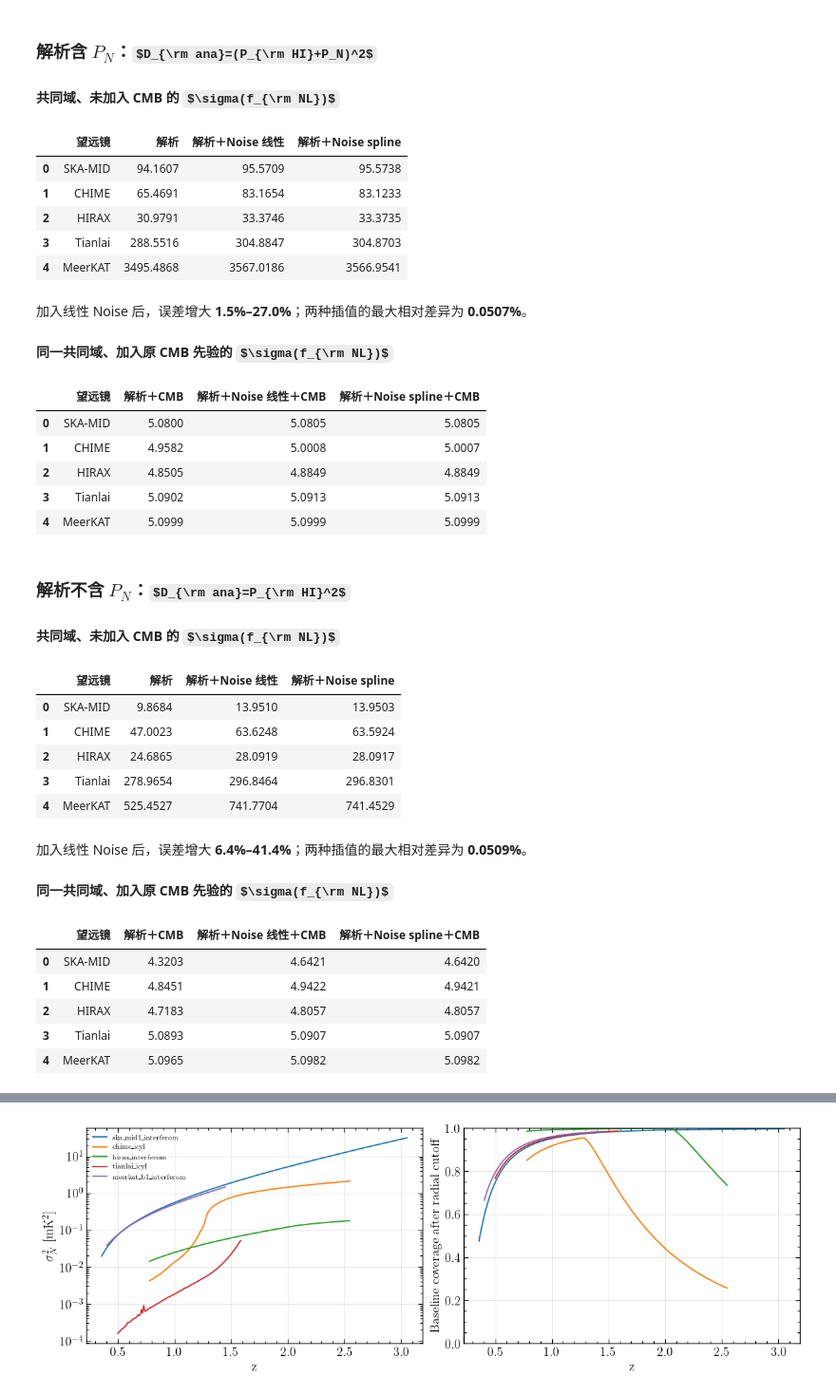
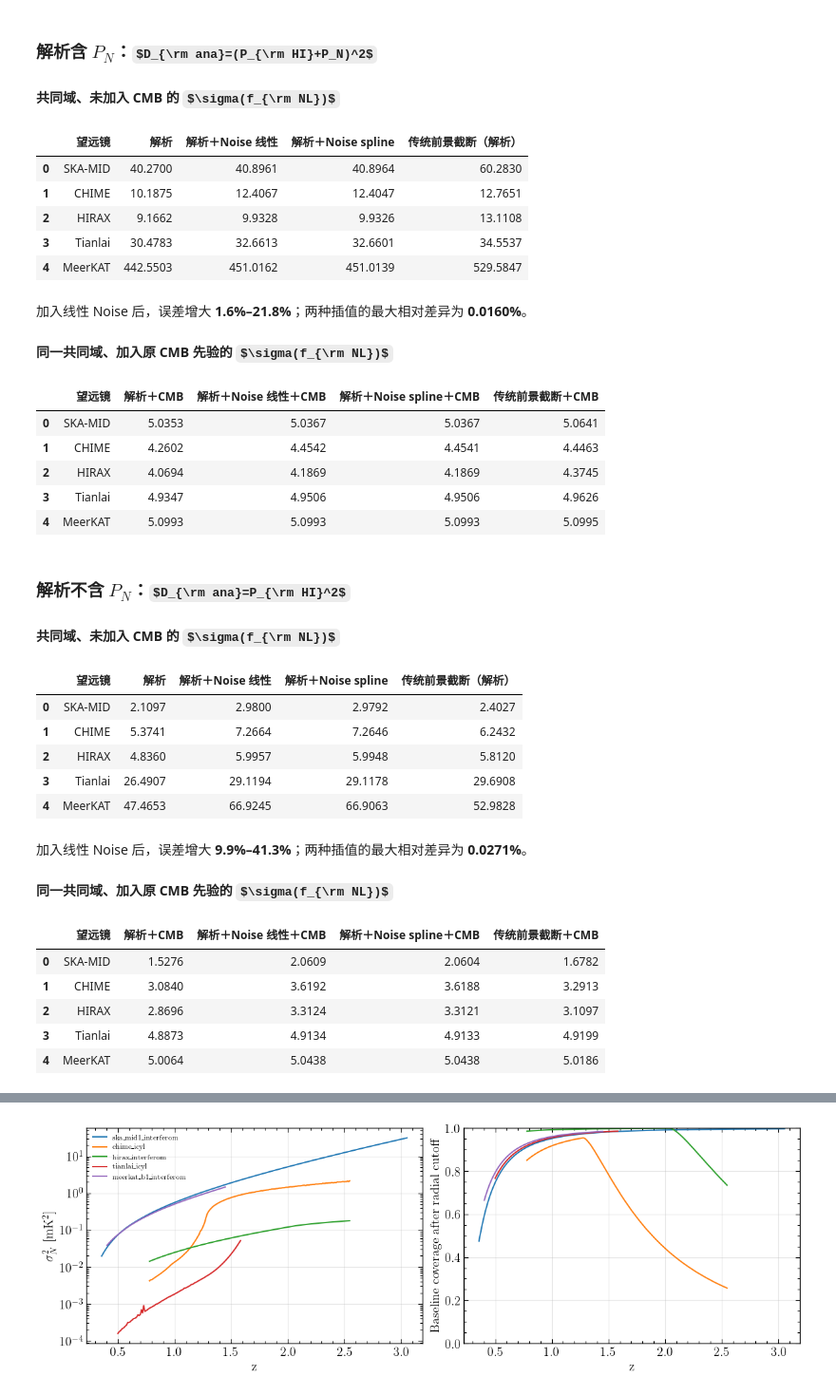
Before and after one commit to lhkpai/Probing-Primordial-non-Gaussianity-from-Reconstructing-21cm-Intensity-Mapping, a Jupyter notebook: 9.16/9.16-interferometer-telescopes.ipynb, the cells around one changed output, grey strips where cells are left out. Shown at 95% size. Drawn from its saved outputs; the diff is of its cells as text; code cells hidden in the pictures; some formulas as TeX source.

```diff
--- a/9.16/9.16-interferometer-telescopes.ipynb
+++ b/9.16/9.16-interferometer-telescopes.ipynb
@@ -32,21 +34,18 @@ if str(PROJECT_DIR) not in sys.path:
 import forecast_916
 importlib.reload(forecast_916)
 from forecast_916 import (
-    Config, run_fisher_only, compare_fisher_denominators, plot_results,
+    Config, run_fisher_only, compare_fisher_denominators, add_traditional_forecast, plot_results,
 )
 
 SURVEYS = [
     "ska_mid1_interferom", "chime_icyl", "hirax_interferom",
     "tianlai_icyl", "meerkat_b1_interferom",
 ]
-KMAX = 0.2  # 只控制 Fisher 分析范围。
-KPAR_MAX = 0.01  # Fisher 独立的视线方向波数上限，单位 Mpc^-1。
-VOXEL_KMAX = 0.363  # 已有体素标定的范围，与 Fisher 上限独立。
+KMAX = 0.363  # Fisher 总波数上限，单位 Mpc^-1；径向边界由总 k 球面决定。
+TRAD_KPAR_MIN = 0.02  # 仅新增传统前景对照使用的径向下限，单位 Mpc^-1。
 cfg = Config(
     delta_z=0.01,
     kmax=KMAX,
-    kpar_max=KPAR_MAX,
-    voxel_kmax=VOXEL_KMAX,
     t_obs_hours=100000.0,
     boxsize_mpc_h=3000.0,
     grid_size=512,
@@ -69,7 +68,10 @@ Config(delta_z=0.01, kmax=0.2, kpar_max=0.01, voxel_kmax=0.363, t_obs_hours=1000
 # %%
 # 再次加载磁盘上的模块，避免计算单元继续引用旧内核里的函数。
 importlib.reload(forecast_916)
-print(f"Fisher kmax={cfg.kmax:g} Mpc^-1; kpar_max={cfg.kpar_max} Mpc^-1; voxel calibration kmax={cfg.voxel_kmax:g} Mpc^-1")
+print(f"Fisher kmax={cfg.kmax:g} Mpc^-1；无独立径向上限；复用已有体素方差。")
 results = forecast_916.run_fisher_only(cfg, SURVEYS)
 denominator_comparison = forecast_916.compare_fisher_denominators(cfg, SURVEYS)
+denominator_comparison = forecast_916.add_traditional_forecast(
+    denominator_comparison, cfg, SURVEYS, kpar_min=TRAD_KPAR_MIN,
+)
 # %% [output]
@@ -130,63 +123,65 @@ for model, title in model_order:
     columns = {
         "telescope": "望远镜", "sigma_ana_common": "解析",
         "sigma_ana_noise": "解析＋Noise 线性",
         "sigma_ana_noise_spline": "解析＋Noise spline",
+        "sigma_ana_trad": "传统前景截断（解析）",
     }
     fnl_summary = data[list(columns)].rename(columns=columns)
     fnl_summary["望远镜"] = fnl_summary["望远镜"].replace(telescope_names)
     display(Markdown(r"**共同域、未加入 CMB 的 $\sigma(f_{\rm NL})$**"))
     with pd.option_context("display.float_format", "{:.4f}".format,
                            "display.max_columns", None, "display.expand_frame_repr", False):
         display(fnl_summary)
     increase = 100*(data["sigma_ana_noise"]/data["sigma_ana_common"]-1)
     change = (100*(data["sigma_ana_noise_spline"]/data["sigma_ana_noise"]-1)).abs().max()
     display(Markdown(
         f"加入线性 Noise 后，误差增大 **{increase.min():.1f}%–{increase.max():.1f}%**；"
         f"两种插值的最大相对差异为 **{change:.4f}%**。"))
     cmb_columns = {
         "telescope": "望远镜", "sigma_ana_common_cmb": "解析＋CMB",
         "sigma_ana_noise_cmb": "解析＋Noise 线性＋CMB",
         "sigma_ana_noise_spline_cmb": "解析＋Noise spline＋CMB",
+        "sigma_ana_trad_cmb": "传统前景截断＋CMB",
     }
     cmb_summary = data[list(cmb_columns)].rename(columns=cmb_columns)
     cmb_summary["望远镜"] = cmb_summary["望远镜"].replace(telescope_names)
     display(Markdown(r"**同一共同域、加入原 CMB 先验的 $\sigma(f_{\rm NL})$**"))
     with pd.option_context("display.float_format", "{:.4f}".format,
                            "display.max_columns", None, "display.expand_frame_repr", False):
         display(cmb_summary)
 # %% [output]
 ### 解析含 $P_N$：$D_{\rm ana}=(P_{\rm HI}+P_N)^2$
 **共同域、未加入 CMB 的 $\sigma(f_{\rm NL})$**
-|  | 望远镜 | 解析 | 解析＋Noise 线性 | 解析＋Noise spline |
-| 0 | SKA-MID | 94.1607 | 95.5709 | 95.5738 |
-| 1 | CHIME | 65.4691 | 83.1654 | 83.1233 |
-| 2 | HIRAX | 30.9791 | 33.3746 | 33.3735 |
-| 3 | Tianlai | 288.5516 | 304.8847 | 304.8703 |
-| 4 | MeerKAT | 3495.4868 | 3567.0186 | 3566.9541 |
+|  | 望远镜 | 解析 | 解析＋Noise 线性 | 解析＋Noise spline | 传统前景截断（解析） |
+| 0 | SKA-MID | 40.2700 | 40.8961 | 40.8964 | 60.2830 |
+| 1 | CHIME | 10.1875 | 12.4067 | 12.4047 | 12.7651 |
+| 2 | HIRAX | 9.1662 | 9.9328 | 9.9326 | 13.1108 |
+| 3 | Tianlai | 30.4783 | 32.6613 | 32.6601 | 34.5537 |
+| 4 | MeerKAT | 442.5503 | 451.0162 | 451.0139 | 529.5847 |
-加入线性 Noise 后，误差增大 **1.5%–27.0%**；两种插值的最大相对差异为 **0.0507%**。
+加入线性 Noise 后，误差增大 **1.6%–21.8%**；两种插值的最大相对差异为 **0.0160%**。
 **同一共同域、加入原 CMB 先验的 $\sigma(f_{\rm NL})$**
-|  | 望远镜 | 解析＋CMB | 解析＋Noise 线性＋CMB | 解析＋Noise spline＋CMB |
-| 0 | SKA-MID | 5.0800 | 5.0805 | 5.0805 |
-| 1 | CHIME | 4.9582 | 5.0008 | 5.0007 |
-| 2 | HIRAX | 4.8505 | 4.8849 | 4.8849 |
-| 3 | Tianlai | 5.0902 | 5.0913 | 5.0913 |
-| 4 | MeerKAT | 5.0999 | 5.0999 | 5.0999 |
+|  | 望远镜 | 解析＋CMB | 解析＋Noise 线性＋CMB | 解析＋Noise spline＋CMB | 传统前景截断＋CMB |
+| 0 | SKA-MID | 5.0353 | 5.0367 | 5.0367 | 5.0641 |
+| 1 | CHIME | 4.2602 | 4.4542 | 4.4541 | 4.4463 |
+| 2 | HIRAX | 4.0694 | 4.1869 | 4.1869 | 4.3745 |
+| 3 | Tianlai | 4.9347 | 4.9506 | 4.9506 | 4.9626 |
+| 4 | MeerKAT | 5.0993 | 5.0993 | 5.0993 | 5.0995 |
 ### 解析不含 $P_N$：$D_{\rm ana}=P_{\rm HI}^2$
 **共同域、未加入 CMB 的 $\sigma(f_{\rm NL})$**
-|  | 望远镜 | 解析 | 解析＋Noise 线性 | 解析＋Noise spline |
-| 0 | SKA-MID | 9.8684 | 13.9510 | 13.9503 |
-| 1 | CHIME | 47.0023 | 63.6248 | 63.5924 |
-| 2 | HIRAX | 24.6865 | 28.0919 | 28.0917 |
-| 3 | Tianlai | 278.9654 | 296.8464 | 296.8301 |
-| 4 | MeerKAT | 525.4527 | 741.7704 | 741.4529 |
+|  | 望远镜 | 解析 | 解析＋Noise 线性 | 解析＋Noise spline | 传统前景截断（解析） |
+| 0 | SKA-MID | 2.1097 | 2.9800 | 2.9792 | 2.4027 |
+| 1 | CHIME | 5.3741 | 7.2664 | 7.2646 | 6.2432 |
+| 2 | HIRAX | 4.8360 | 5.9957 | 5.9948 | 5.8120 |
+| 3 | Tianlai | 26.4907 | 29.1194 | 29.1178 | 29.6908 |
+| 4 | MeerKAT | 47.4653 | 66.9245 | 66.9063 | 52.9828 |
-加入线性 Noise 后，误差增大 **6.4%–41.4%**；两种插值的最大相对差异为 **0.0509%**。
+加入线性 Noise 后，误差增大 **9.9%–41.3%**；两种插值的最大相对差异为 **0.0271%**。
 **同一共同域、加入原 CMB 先验的 $\sigma(f_{\rm NL})$**
-|  | 望远镜 | 解析＋CMB | 解析＋Noise 线性＋CMB | 解析＋Noise spline＋CMB |
-| 0 | SKA-MID | 4.3203 | 4.6421 | 4.6420 |
-| 1 | CHIME | 4.8451 | 4.9422 | 4.9421 |
-| 2 | HIRAX | 4.7183 | 4.8057 | 4.8057 |
-| 3 | Tianlai | 5.0893 | 5.0907 | 5.0907 |
-| 4 | MeerKAT | 5.0965 | 5.0982 | 5.0982 |
+|  | 望远镜 | 解析＋CMB | 解析＋Noise 线性＋CMB | 解析＋Noise spline＋CMB | 传统前景截断＋CMB |
+| 0 | SKA-MID | 1.5276 | 2.0609 | 2.0604 | 1.6782 |
+| 1 | CHIME | 3.0840 | 3.6192 | 3.6188 | 3.2913 |
+| 2 | HIRAX | 2.8696 | 3.3124 | 3.3121 | 3.1097 |
+| 3 | Tianlai | 4.8873 | 4.9134 | 4.9133 | 4.9199 |
+| 4 | MeerKAT | 5.0064 | 5.0438 | 5.0438 | 5.0186 |
 # %% [markdown]
 ## 物理定义与积分归一化
 
```
Also changed, not shown: parts of 9 cells of this notebook, 36 other files.
